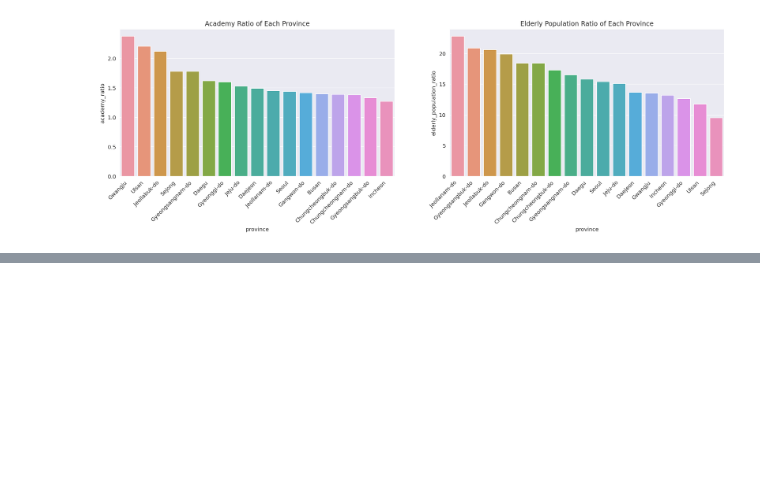
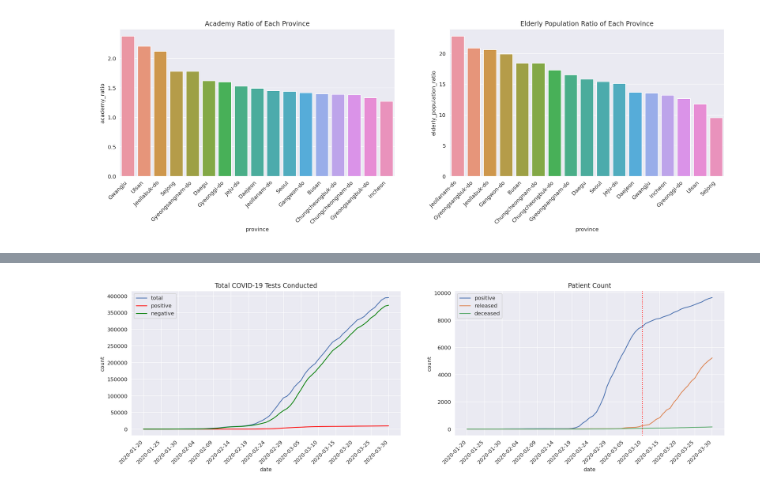
Before and after one commit to hwuiwon/covid-19-analysis-kr, a Jupyter notebook: Covid-19-in-South-Korea.ipynb, the cells around one changed output, grey strips where cells are left out. Saved outputs shown, nothing was run; the diff lists cells and outputs as text; code cells hidden in the pictures; blank space fills up the shorter version.

Commit message:
Added Analysis: Time

```diff
--- a/Covid-19-in-South-Korea.ipynb
+++ b/Covid-19-in-South-Korea.ipynb
@@ -425,0 +436,5 @@ plt.show()
+# %%
+# Importing data: Time
+time = pd.read_csv(os.path.join(DIR_PATH, 'Time.csv'))
+# time.date = pd.to_datetime(time.date, format = '%Y-%m-%d').dt.strftime('%m/%d/%Y')
+time.head()
@@ -425,0 +448,29 @@ plt.show()
+# %%
+fig, (ax1, ax2) = plt.subplots(ncols=2, figsize=(20, 5))
+
+# Number of tests conducted
+ax1.title.set_text('Total COVID-19 Tests Conducted')
+sns.lineplot(data=time, x='date', y='test', label='total', ax=ax1)
+sns.lineplot(data=time, x='date', y='confirmed', color='red', label='positive', ax=ax1)
+sns.lineplot(data=time, x='date', y='negative', color='green', label='negative', ax=ax1)
+
+ax1.xaxis.set_major_locator(ticker.MultipleLocator(base=5))
+ax1.set(ylabel='count')
+plt.setp(ax1.xaxis.get_majorticklabels(), rotation=45, ha='right')
+
+# Positive & Released & Deceased cases
+ax2.title.set_text('Patient Count')
+sns.lineplot(data=time, x='date', y='confirmed', label='positive', ax=ax2)
+sns.lineplot(data=time, x='date', y='released', label='released', ax=ax2)
+sns.lineplot(data=time, x='date', y='deceased', label='deceased', ax=ax2)
+
+ax2.xaxis.set_major_locator(ticker.MultipleLocator(base=5))
+ax2.set(ylabel='count')
+plt.setp(ax2.xaxis.get_majorticklabels(), rotation=45, ha='right')
+
+# Draw vertical line in patient count graph
+ax2.axvline('2020-03-10', 0, 10000, color='red', linestyle='dotted')
+
+plt.show()
+# %% [output]
+[figure, added]
```
Also changed, not shown: parts of 29 cells of this notebook.
